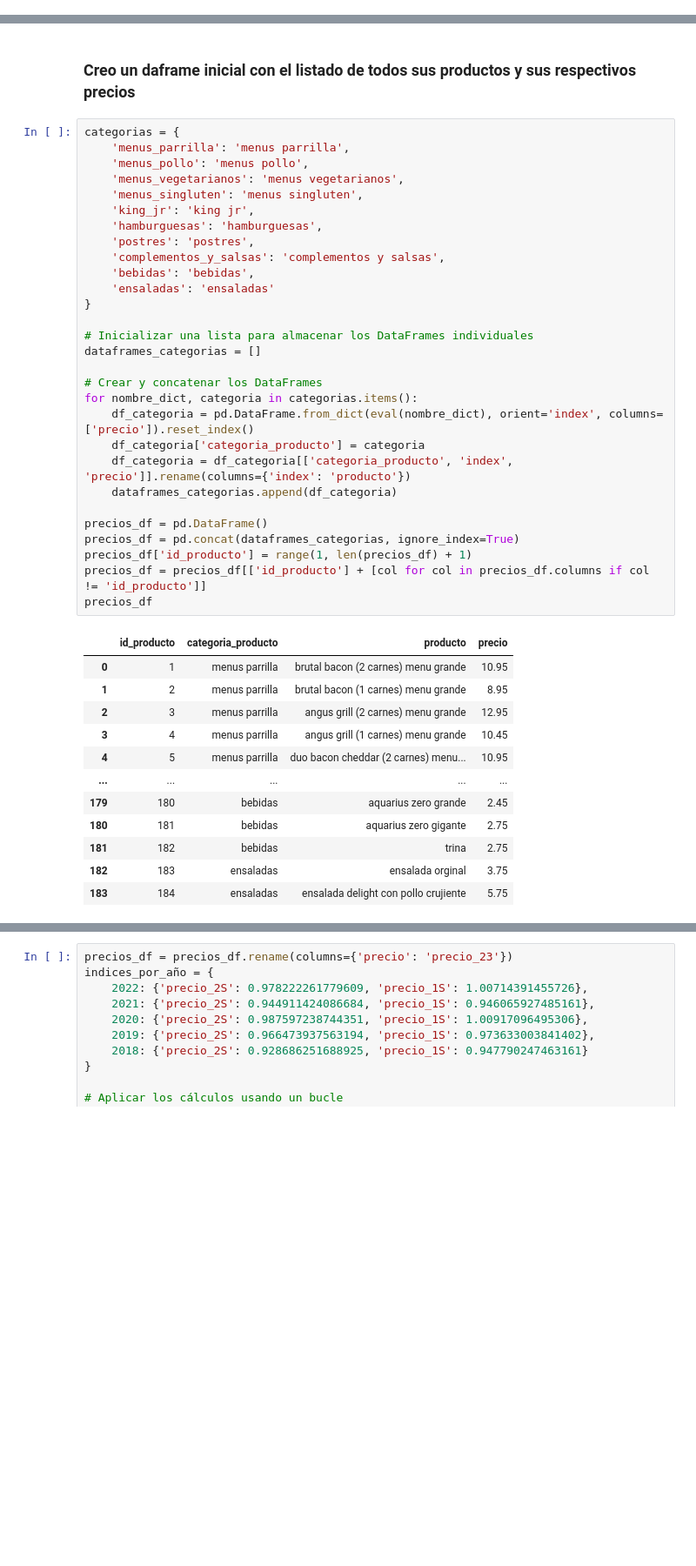
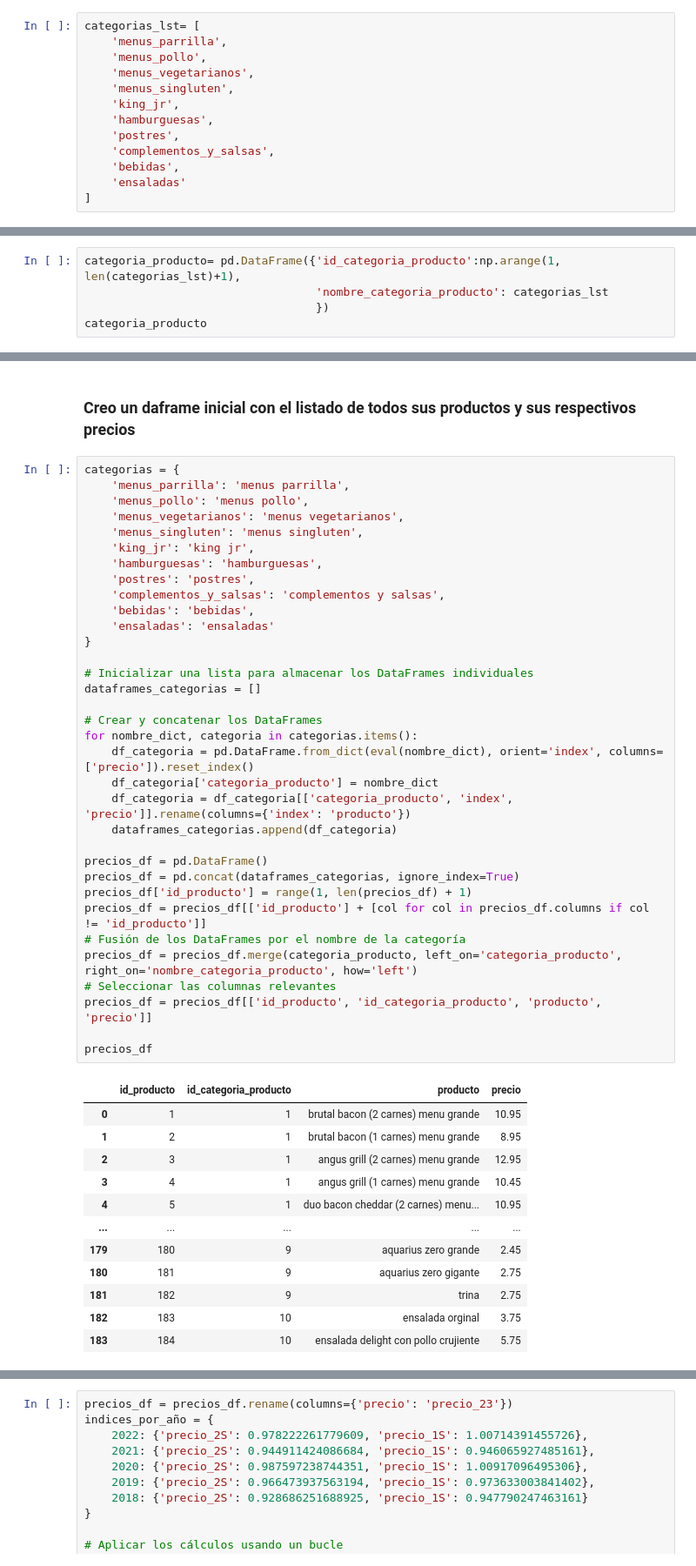
Before and after one commit to Lidiavf1912/analysis_burgerking, a Jupyter notebook: creacion_de_tablas.ipynb, the cells around one changed output, grey strips where cells are left out. Shown at 87% size. Drawn from its saved outputs; the diff is of its cells as text; blank space fills up the shorter version.

```diff
--- a/creacion_de_tablas.ipynb
+++ b/creacion_de_tablas.ipynb
@@ -187,0 +204,13 @@ tickets_totales
+# %%
+categorias_lst= [
+    'menus_parrilla',
+    'menus_pollo',
+    'menus_vegetarianos',
+    'menus_singluten',
+    'king_jr',
+    'hamburguesas',
+    'postres',
+    'complementos_y_salsas',
+    'bebidas',
+    'ensaladas'
+]
@@ -187,0 +221,5 @@ tickets_totales
+# %%
+categoria_producto= pd.DataFrame({'id_categoria_producto':np.arange(1, len(categorias_lst)+1),
+                                  'nombre_categoria_producto': categorias_lst
+                                  })
+categoria_producto
@@ -403,43 +453,48 @@ ensaladas={
 # %%
 categorias = {
     'menus_parrilla': 'menus parrilla',
     'menus_pollo': 'menus pollo',
     'menus_vegetarianos': 'menus vegetarianos',
     'menus_singluten': 'menus singluten',
     'king_jr': 'king jr',
     'hamburguesas': 'hamburguesas',
     'postres': 'postres',
     'complementos_y_salsas': 'complementos y salsas',
     'bebidas': 'bebidas',
     'ensaladas': 'ensaladas'
 }
 
 # Inicializar una lista para almacenar los DataFrames individuales
 dataframes_categorias = []
 
 # Crear y concatenar los DataFrames
 for nombre_dict, categoria in categorias.items():
     df_categoria = pd.DataFrame.from_dict(eval(nombre_dict), orient='index', columns=['precio']).reset_index()
-    df_categoria['categoria_producto'] = categoria
+    df_categoria['categoria_producto'] = nombre_dict
     df_categoria = df_categoria[['categoria_producto', 'index', 'precio']].rename(columns={'index': 'producto'})
     dataframes_categorias.append(df_categoria)
 
 precios_df = pd.DataFrame()
 precios_df = pd.concat(dataframes_categorias, ignore_index=True)
 precios_df['id_producto'] = range(1, len(precios_df) + 1)
 precios_df = precios_df[['id_producto'] + [col for col in precios_df.columns if col != 'id_producto']]
+# Fusión de los DataFrames por el nombre de la categoría
+precios_df = precios_df.merge(categoria_producto, left_on='categoria_producto', right_on='nombre_categoria_producto', how='left')
+# Seleccionar las columnas relevantes
+precios_df = precios_df[['id_producto', 'id_categoria_producto', 'producto', 'precio']]
+
 precios_df
 # %% [output]
-|  | id_producto | categoria_producto | producto | precio |
-| 0 | 1 | menus parrilla | brutal bacon (2 carnes) menu grande | 10.95 |
-| 1 | 2 | menus parrilla | brutal bacon (1 carnes) menu grande | 8.95 |
-| 2 | 3 | menus parrilla | angus grill (2 carnes) menu grande | 12.95 |
-| 3 | 4 | menus parrilla | angus grill (1 carnes) menu grande | 10.45 |
-| 4 | 5 | menus parrilla | duo bacon cheddar (2 carnes) menu... | 10.95 |
+|  | id_producto | id_categoria_producto | producto | precio |
+| 0 | 1 | 1 | brutal bacon (2 carnes) menu grande | 10.95 |
+| 1 | 2 | 1 | brutal bacon (1 carnes) menu grande | 8.95 |
+| 2 | 3 | 1 | angus grill (2 carnes) menu grande | 12.95 |
+| 3 | 4 | 1 | angus grill (1 carnes) menu grande | 10.45 |
+| 4 | 5 | 1 | duo bacon cheddar (2 carnes) menu... | 10.95 |
 | ... | ... | ... | ... | ... |
-| 179 | 180 | bebidas | aquarius zero grande | 2.45 |
-| 180 | 181 | bebidas | aquarius zero gigante | 2.75 |
-| 181 | 182 | bebidas | trina | 2.75 |
-| 182 | 183 | ensaladas | ensalada orginal | 3.75 |
-| 183 | 184 | ensaladas | ensalada delight con pollo crujiente | 5.75 |
+| 179 | 180 | 9 | aquarius zero grande | 2.45 |
+| 180 | 181 | 9 | aquarius zero gigante | 2.75 |
+| 181 | 182 | 9 | trina | 2.75 |
+| 182 | 183 | 10 | ensalada orginal | 3.75 |
+| 183 | 184 | 10 | ensalada delight con pollo crujiente | 5.75 |
 184 rows × 4 columns
```
Also changed, not shown: parts of 35 cells of this notebook.
